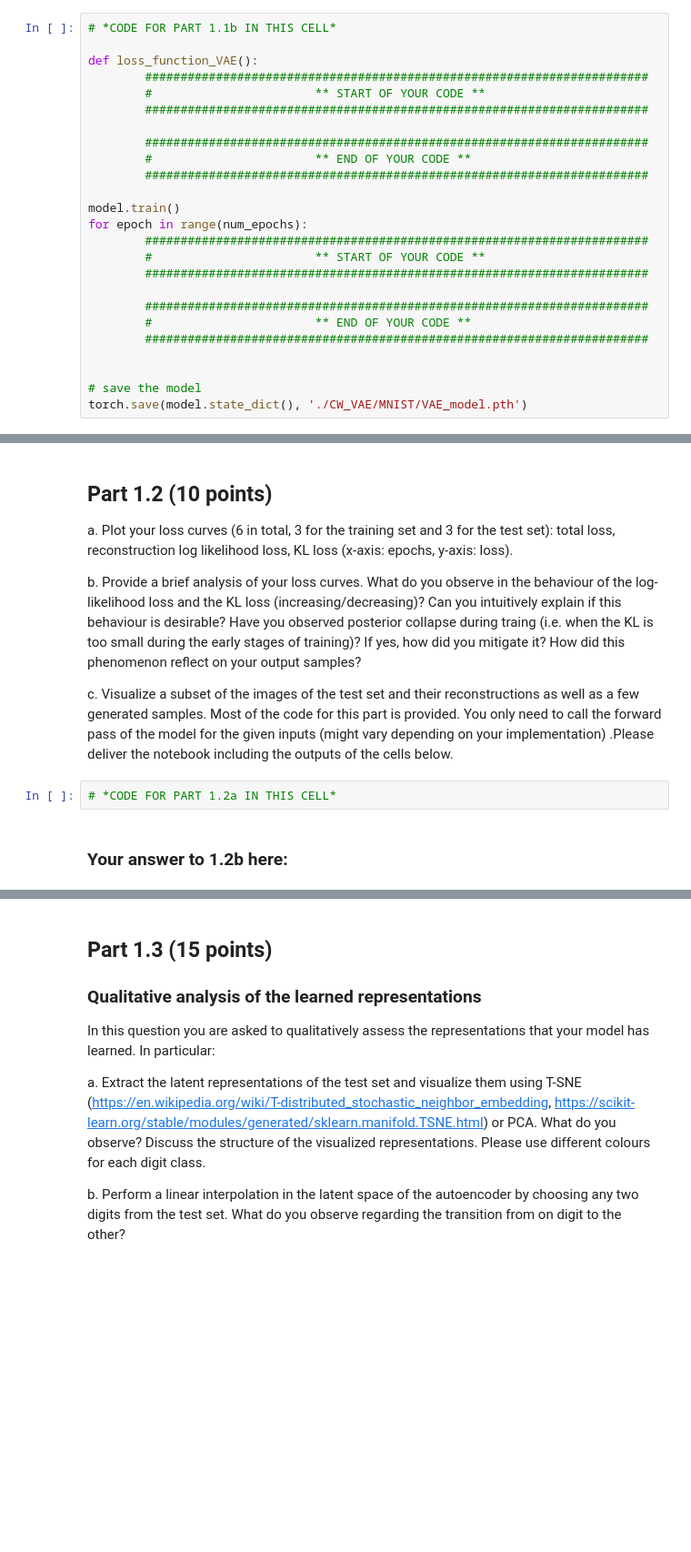
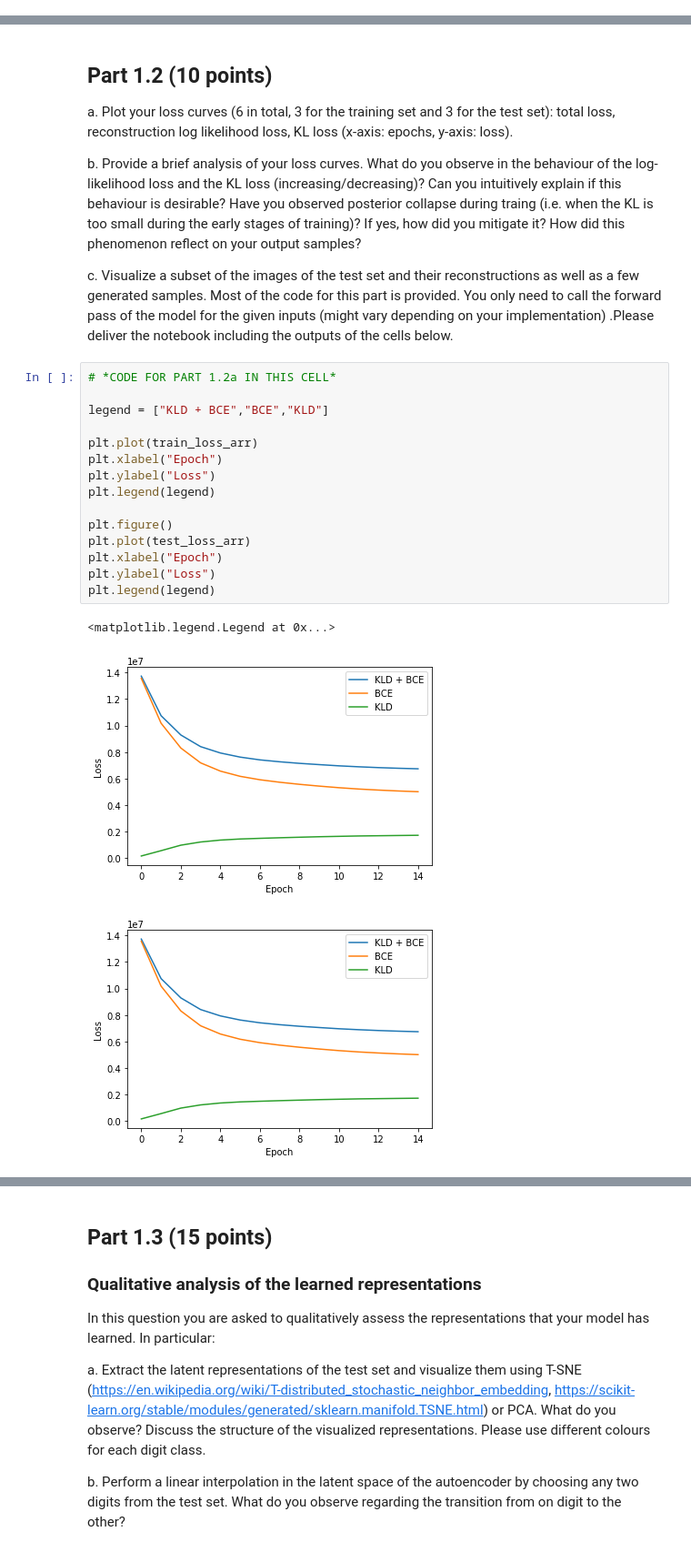
Before and after one commit to alvaroprat97/Deep-Learning, a Jupyter notebook: GenerativeModels/VAEs_GANs.ipynb, the cells around one changed output, grey strips where cells are left out. Shown at 91% size. Cells and saved outputs as stored; diff of their text form; blank space fills up the shorter version.

```diff
--- a/GenerativeModels/VAEs_GANs.ipynb
+++ b/GenerativeModels/VAEs_GANs.ipynb
@@ -207,27 +328,2 @@ optimizer = torch.optim.Adam(model.parameters(), lr=learning_rate)
 # %% [markdown]
 ## Training loop
-# %%
-# *CODE FOR PART 1.1b IN THIS CELL*
-
-def loss_function_VAE():
-        #######################################################################
-        #                       ** START OF YOUR CODE **
-        #######################################################################
-
-        #######################################################################
-        #                       ** END OF YOUR CODE **
-        #######################################################################
-
-model.train()
-for epoch in range(num_epochs):
-        #######################################################################
-        #                       ** START OF YOUR CODE **
-        #######################################################################
-
-        #######################################################################
-        #                       ** END OF YOUR CODE **
-        #######################################################################
-
-
-# save the model
-torch.save(model.state_dict(), './CW_VAE/MNIST/VAE_model.pth')
@@ -241,7 +442,22 @@ a. Plot your loss curves (6 in total, 3 for the training set and 3 for the test
 b. Provide a brief analysis of your loss curves. What do you observe in the behaviour of the log-likelihood loss and the KL loss (increasing/decreasing)? Can you intuitively explain if this behaviour is desirable? Have you observed posterior collapse during traing (i.e. when the KL is too small during the early stages of training)? If yes, how did you mitigate it? How did this phenomenon reflect on your output samples?
 
 c. Visualize a subset of the images of the test set and their reconstructions as well as a few generated samples. Most of the code for this part is provided. You only need to call the forward pass of the model for the given inputs (might vary depending on your implementation) .Please deliver the notebook including the outputs of the cells below.
-# %%
-# *CODE FOR PART 1.2a IN THIS CELL*
-# %% [markdown]
-### Your answer to 1.2b here:
+# %%
+# *CODE FOR PART 1.2a IN THIS CELL*
+
+legend = ["KLD + BCE","BCE","KLD"]
+
+plt.plot(train_loss_arr)
+plt.xlabel("Epoch")
+plt.ylabel("Loss")
+plt.legend(legend)
+
+plt.figure()
+plt.plot(test_loss_arr)
+plt.xlabel("Epoch")
+plt.ylabel("Loss")
+plt.legend(legend)
+# %% [output]
+<matplotlib.legend.Legend at 0x...>
+[figure, added]
+[figure, added]
```
Also changed, not shown: parts of 43 cells of this notebook, 4 other files.
